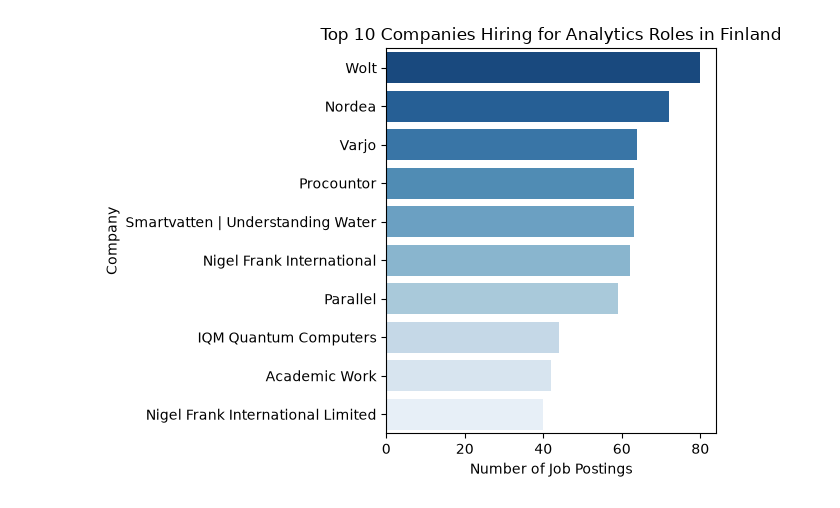
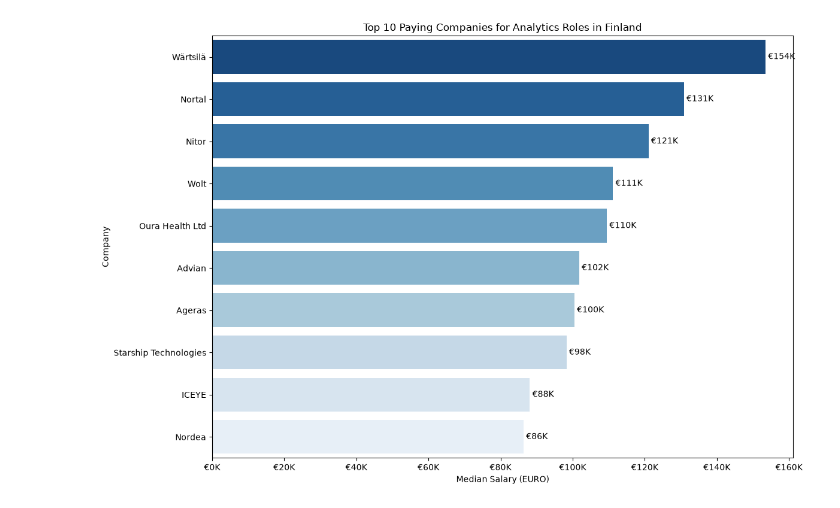
Before and after one commit to Segzybounty/Python_works, a Jupyter notebook: jobs_Project/EDA_intro.ipynb, the cells around one changed output. Cells and saved outputs as stored; diff of their text form; code cells hidden in the pictures.

```diff
--- a/jobs_Project/EDA_intro.ipynb
+++ b/jobs_Project/EDA_intro.ipynb
@@ -10,6 +10,8 @@ import ast
 import pandas as pd
 import seaborn as sns
 import matplotlib.pyplot as plt
+from matplotlib.ticker import FuncFormatter
 
 # Loading Data
-df = pd.read_csv(r'C:\Users\sunda\OneDrive\Desktop\Python_works\job_postings_flat.csv')
+df_fact = pd.read_csv(r'C:\Users\sunda\OneDrive\Desktop\Python_works\job_postings_fact.csv')
+df_comp_dim = pd.read_csv(r'C:\Users\sunda\OneDrive\Desktop\Python_works\company_dim.csv')
@@ -19,11 +18,15 @@ df['job_skills'] = df['job_skills'].apply(lambda x: ast.literal_eval(x) if pd.no
+# %%
+df_fact['job_posted_date'] = pd.to_datetime(df_fact.job_posted_date)
+df_fact['year_posted'] = df_fact.job_posted_date.dt.year
 # %%
-# EDA1
+# EDA 1 (i)
 # Filter Finland data jobs
-job_titles = ['Data Analyst', 'Data Scientist', 'Data Engineer','Business Analyst']
+job_titles = ['Data Analyst', 'Data Scientist', 'Data Engineer','Business Analyst',
+              'Senior Data Analyst', 'Senior Data Engineer', 'Senior Data Scientist']
 
-df_fin = df[
-    (df['job_country'] == 'Finland') &
-    (df['job_title_short'].isin(job_titles))
+df_fin = df_fact[
+    (df_fact['job_country'] == 'Finland') &
+    (df_fact['job_title_short'].isin(job_titles))
 ].copy()
 
 # Remove Anywhere
@@ -110,40 +68,70 @@ plt.show()
 # %%
-# EDA 3 what are the companies offering this jobs in finland
-# job titles
+# EDA 1(ii) what are the companies offering this jobs in finland
+# job titles to analyze
 job_titles = [
     'Data Analyst',
     'Data Scientist',
     'Data Engineer',
-    'Business Analyst'
+    'Business Analyst',
+    'Senior Data Analyst',
+    'Senior Data Scientist',
+    'Senior Data Engineer'
 ]
-# filter for finland jobs
-df_fin = df[
-    (df['job_country'] == 'Finland') &
-    (df['job_title_short'].isin(job_titles))
-].copy()
+# Remove rows with missing salaries
+df_fin = df_fin.dropna(subset=['salary_year_avg'])
 
-# count companies offering jobs in Finland
-company_counts = (
-    df_fin['company_name']
-    .value_counts()
-    .head(10)
-    .reset_index()
+# Merge company names
+df_fin_merged = df_fin.merge(
+    df_comp_dim[['company_id', 'name']],
+    on='company_id',
+    how='inner'
 )
 
-company_counts.columns = ['company_name', 'job_count']
-# plot outcome
-sns.barplot(
-    data=company_counts,
-    x='job_count',
-    y='company_name',
+# Remove companies with missing names
+df_fin_merged = df_fin_merged.dropna(subset=['name'])
+
+# Calculate median salary by company
+top_companies = (
+    df_fin_merged
+    .groupby('name', as_index=False)
+    .agg(median_salary=('salary_year_avg', 'median'))
+    .sort_values('median_salary', ascending=False)
+    .head(10)
+)
+
+# Print results
+print(top_companies)
+
+# Plot
+plt.figure(figsize=(12, 8))
+
+ax = sns.barplot(
+    data=top_companies,
+    x='median_salary',
+    y='name',
+    hue='name',
     palette='Blues_r',
-    hue='company_name',
     legend=False
 )
 
-plt.title('Top 10 Companies Hiring for Analytics Roles in Finland')
-plt.xlabel('Number of Job Postings')
+# Add labels on bars
+for container in ax.containers:
+    labels = [f'€{v/1000:.0f}K' for v in container.datavalues]
+
+    ax.bar_label(
+        container,
+        labels=labels,
+        padding=3
+    )
+
+# Title and labels
+plt.title('Top 10 Paying Companies for Analytics Roles in Finland')
+plt.xlabel('Median Salary (EURO)')
 plt.ylabel('Company')
+
+# Format x-axis
+formatter = FuncFormatter(lambda x, pos: f'€{x/1000:.0f}K')
+ax.xaxis.set_major_formatter(formatter)
 
 plt.tight_layout()
 plt.show()
@@ -151 +150 @@ plt.show()
-[figure, old version]
+[figure, new version]
```
Also changed, not shown: parts of 9 cells of this notebook, 17 other files.
